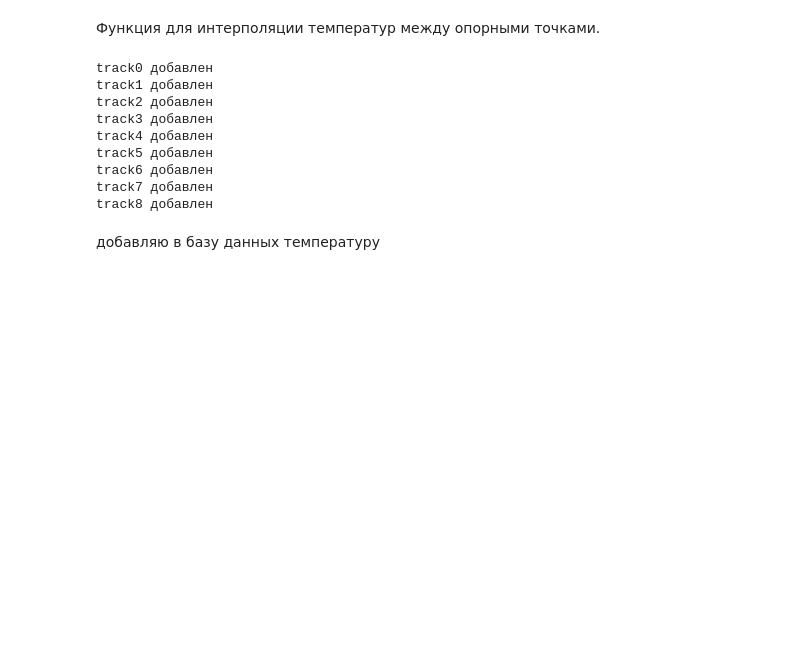
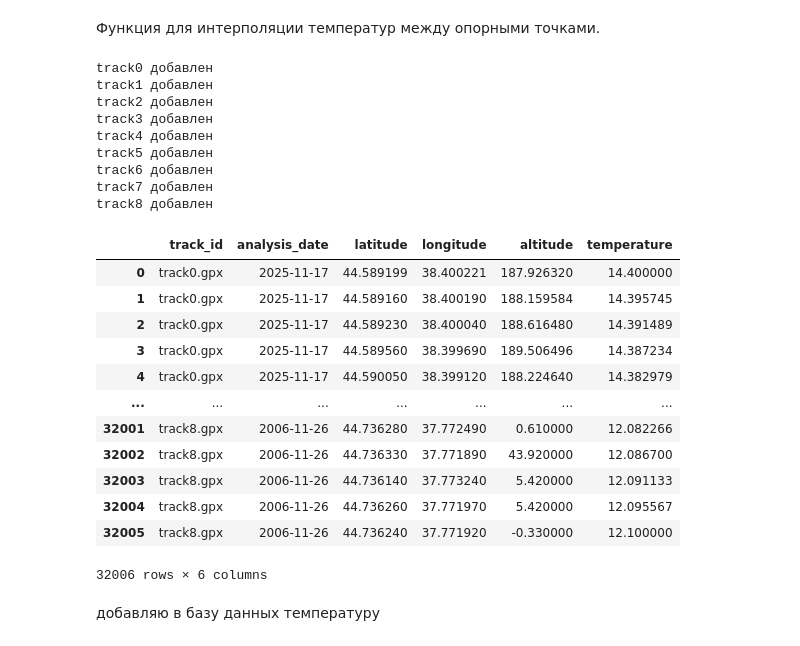
Before and after one commit to HungryArthur/champ, a Jupyter notebook: module_A/Report.ipynb, the cells around one changed output. Drawn from its saved outputs; the diff is of its cells as text; code cells hidden in the pictures; blank space fills up the shorter version.

```diff
--- a/module_A/Report.ipynb
+++ b/module_A/Report.ipynb
@@ -78,7 +78,7 @@ for file in gpx_list:
                 alts.append(point.elevation)
                 result.append({
                         "track_id": file,
-                        "analysis_date": point.time.date(),
+                        "analysis_date": point.time,
                         "latitude": point.latitude,
                         "longitude": point.longitude,
                         "altitude": point.elevation})
@@ -147,12 +150,13 @@ try:
 
     cursor.execute("""
         CREATE TABLE IF NOT EXISTS track_analysis (
+            id SERIAL PRIMARY KEY,
             track_id VARCHAR,
             analysis_date TIMESTAMP,
             region VARCHAR,
             latitude DOUBLE PRECISION,
             longitude DOUBLE PRECISION,
-            altitude DOUBLE PRECISION,
+            altitude DOUBLE PRECISION DEFAULT 0,
             step_frequency DOUBLE PRECISION,
             temperature DOUBLE PRECISION,
             terrain_type VARCHAR,
@@ -290,6 +294,22 @@ track5 добавлен
 track6 добавлен
 track7 добавлен
 track8 добавлен
+# %%
+df
+# %% [output]
+|  | track_id | analysis_date | latitude | longitude | altitude | temperature |
+| 0 | track0.gpx | 2025-11-17 | 44.589199 | 38.400221 | 187.926320 | 14.400000 |
+| 1 | track0.gpx | 2025-11-17 | 44.589160 | 38.400190 | 188.159584 | 14.395745 |
+| 2 | track0.gpx | 2025-11-17 | 44.589230 | 38.400040 | 188.616480 | 14.391489 |
+| 3 | track0.gpx | 2025-11-17 | 44.589560 | 38.399690 | 189.506496 | 14.387234 |
+| 4 | track0.gpx | 2025-11-17 | 44.590050 | 38.399120 | 188.224640 | 14.382979 |
+| ... | ... | ... | ... | ... | ... | ... |
+| 32001 | track8.gpx | 2006-11-26 | 44.736280 | 37.772490 | 0.610000 | 12.082266 |
+| 32002 | track8.gpx | 2006-11-26 | 44.736330 | 37.771890 | 43.920000 | 12.086700 |
+| 32003 | track8.gpx | 2006-11-26 | 44.736140 | 37.773240 | 5.420000 | 12.091133 |
+| 32004 | track8.gpx | 2006-11-26 | 44.736260 | 37.771970 | 5.420000 | 12.095567 |
+| 32005 | track8.gpx | 2006-11-26 | 44.736240 | 37.771920 | -0.330000 | 12.100000 |
+32006 rows × 6 columns
 # %% [markdown]
  добавляю в базу данных температуру
 # %%
```
Also changed, not shown: parts of 8 cells of this notebook, 32 other files.
